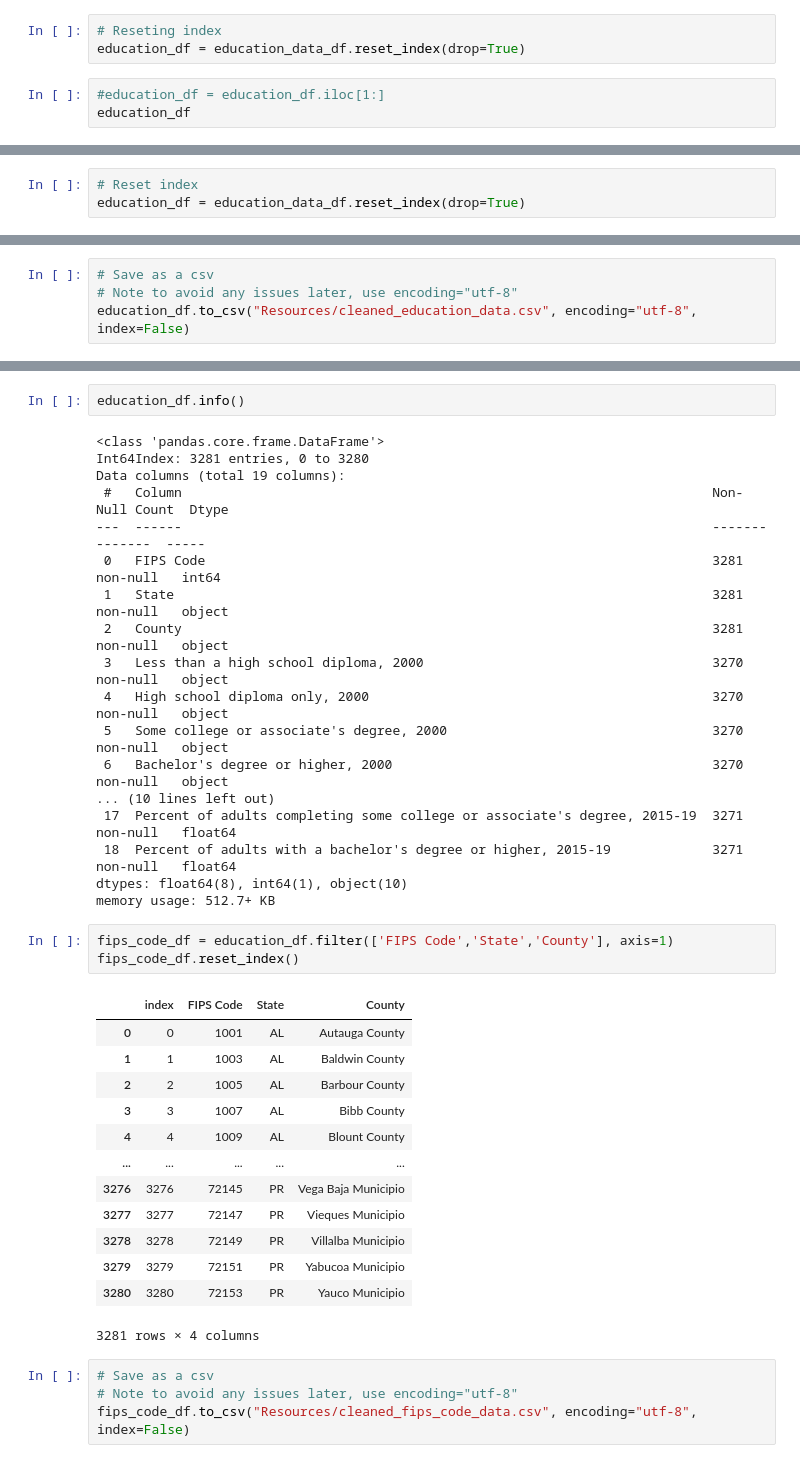
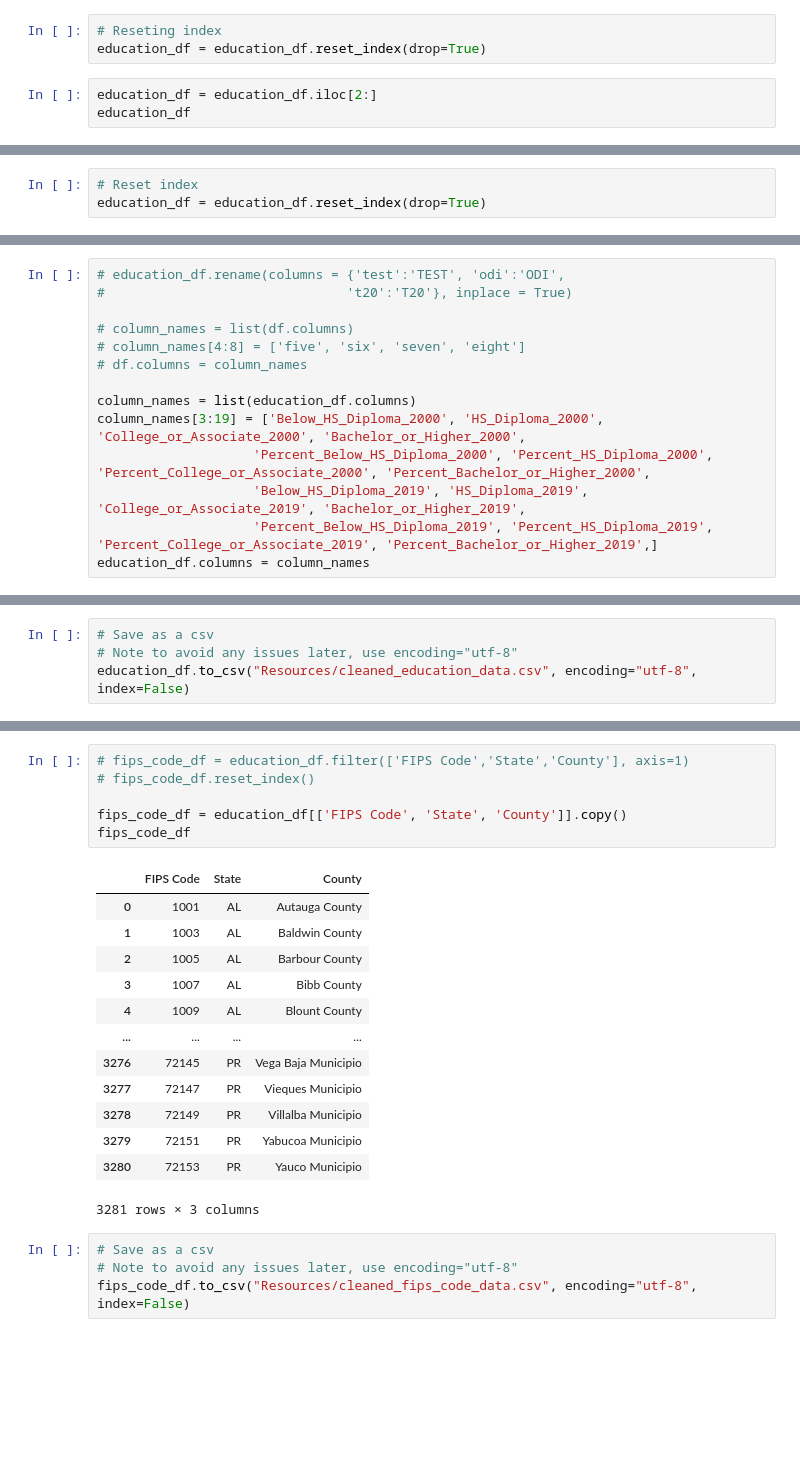
Before and after one commit to uzmabb182/data-visualization-using-flask-project2, a Jupyter notebook: data_visualzation/data_cleaning.ipynb, the cells around one changed output, grey strips where cells are left out. Saved outputs shown, nothing was run; the diff lists cells and outputs as text; blank space fills up the shorter version.

Commit message:
Column names changed in datasets

```diff
--- a/data_visualzation/data_cleaning.ipynb
+++ b/data_visualzation/data_cleaning.ipynb
@@ -121,9 +121,9 @@ education_df
 3283 rows × 47 columns
 # %%
 # Reseting index
-education_df = education_data_df.reset_index(drop=True)
+education_df = education_df.reset_index(drop=True)
 # %%
-#education_df = education_df.iloc[1:]
+education_df = education_df.iloc[2:]
 education_df
 # %% [output]
 |  | FIPS Code | State | Area name | 2003 Rural-urban Continuum Code | 2003 Urban Influence Code | 2013 Rural-urban Continuum Code | ... |
@@ -144,7 +144,7 @@ education_df
 # education_df.info()
 # %%
 # Reset index
-education_df = education_data_df.reset_index(drop=True)
+education_df = education_df.reset_index(drop=True)
 # %%
 education_df
 # %% [output]
@@ -203,0 +204,14 @@ education_df
+# %%
+# education_df.rename(columns = {'test':'TEST', 'odi':'ODI',
+#                               't20':'T20'}, inplace = True)
+
+# column_names = list(df.columns)
+# column_names[4:8] = ['five', 'six', 'seven', 'eight']
+# df.columns = column_names
+
+column_names = list(education_df.columns)
+column_names[3:19] = ['Below_HS_Diploma_2000', 'HS_Diploma_2000', 'College_or_Associate_2000', 'Bachelor_or_Higher_2000',
+                    'Percent_Below_HS_Diploma_2000', 'Percent_HS_Diploma_2000', 'Percent_College_or_Associate_2000', 'Percent_Bachelor_or_Higher_2000',
+                    'Below_HS_Diploma_2019', 'HS_Diploma_2019', 'College_or_Associate_2019', 'Bachelor_or_Higher_2019',
+                    'Percent_Below_HS_Diploma_2019', 'Percent_HS_Diploma_2019', 'Percent_College_or_Associate_2019', 'Percent_Bachelor_or_Higher_2019',]
+education_df.columns = column_names
@@ -244,41 +267,24 @@ Index(['FIPS Code', 'State', 'County', 'Less than a high school diploma, 2000',
       dtype='object')
-# %%
-education_df.info()
-# %% [output]
-<class 'pandas.core.frame.DataFrame'>
-Int64Index: 3281 entries, 0 to 3280
-Data columns (total 19 columns):
- #   Column                                                                    Non-Null Count  Dtype
----  ------                                                                    --------------  -----
- 0   FIPS Code                                                                 3281 non-null   int64
- 1   State                                                                     3281 non-null   object
- 2   County                                                                    3281 non-null   object
- 3   Less than a high school diploma, 2000                                     3270 non-null   object
- 4   High school diploma only, 2000                                            3270 non-null   object
- 5   Some college or associate's degree, 2000                                  3270 non-null   object
- 6   Bachelor's degree or higher, 2000                                         3270 non-null   object
-... (10 lines left out)
- 17  Percent of adults completing some college or associate's degree, 2015-19  3271 non-null   float64
- 18  Percent of adults with a bachelor's degree or higher, 2015-19             3271 non-null   float64
-dtypes: float64(8), int64(1), object(10)
-memory usage: 512.7+ KB
 # %%
-fips_code_df = education_df.filter(['FIPS Code','State','County'], axis=1)
-fips_code_df.reset_index()
+# fips_code_df = education_df.filter(['FIPS Code','State','County'], axis=1)
+# fips_code_df.reset_index()
+
+fips_code_df = education_df[['FIPS Code', 'State', 'County']].copy()
+fips_code_df
 # %% [output]
-|  | index | FIPS Code | State | County |
-| 0 | 0 | 1001 | AL | Autauga County |
-| 1 | 1 | 1003 | AL | Baldwin County |
-| 2 | 2 | 1005 | AL | Barbour County |
-| 3 | 3 | 1007 | AL | Bibb County |
-| 4 | 4 | 1009 | AL | Blount County |
-| ... | ... | ... | ... | ... |
-| 3276 | 3276 | 72145 | PR | Vega Baja Municipio |
-| 3277 | 3277 | 72147 | PR | Vieques Municipio |
-| 3278 | 3278 | 72149 | PR | Villalba Municipio |
-| 3279 | 3279 | 72151 | PR | Yabucoa Municipio |
-| 3280 | 3280 | 72153 | PR | Yauco Municipio |
+|  | FIPS Code | State | County |
+| 0 | 1001 | AL | Autauga County |
+| 1 | 1003 | AL | Baldwin County |
+| 2 | 1005 | AL | Barbour County |
+| 3 | 1007 | AL | Bibb County |
+| 4 | 1009 | AL | Blount County |
+| ... | ... | ... | ... |
+| 3276 | 72145 | PR | Vega Baja Municipio |
+| 3277 | 72147 | PR | Vieques Municipio |
+| 3278 | 72149 | PR | Villalba Municipio |
+| 3279 | 72151 | PR | Yabucoa Municipio |
+| 3280 | 72153 | PR | Yauco Municipio |
-3281 rows × 4 columns
+3281 rows × 3 columns
 # %%
 # Save as a csv
 # Note to avoid any issues later, use encoding="utf-8"
```
Also changed, not shown: parts of 7 cells of this notebook, 2 other files.
